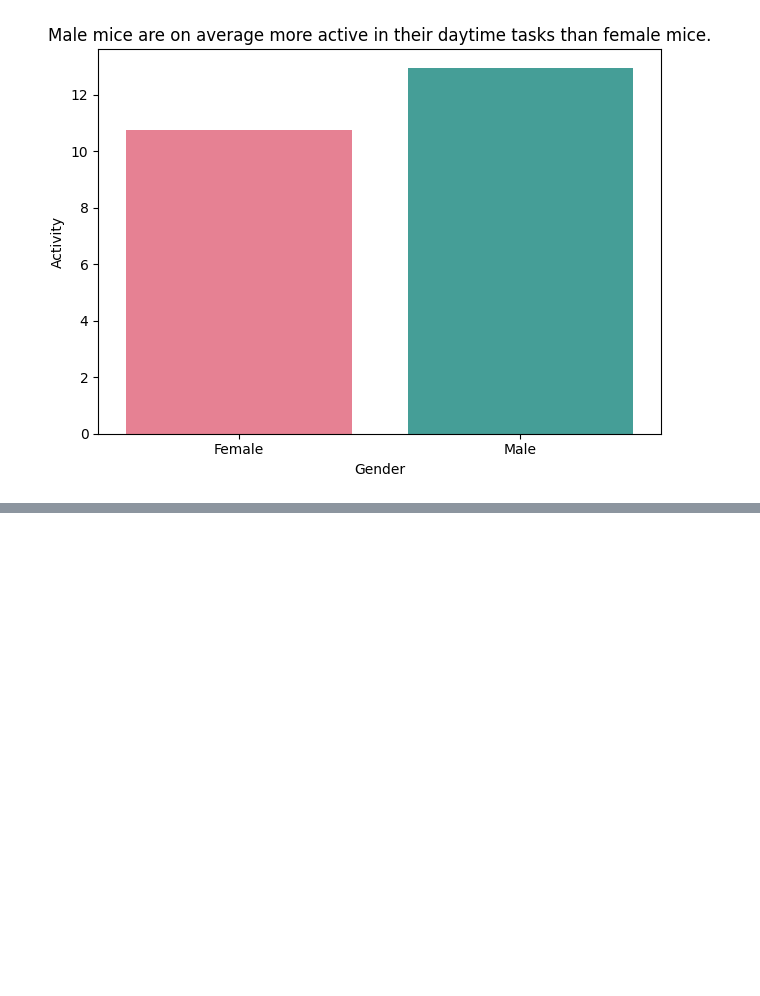
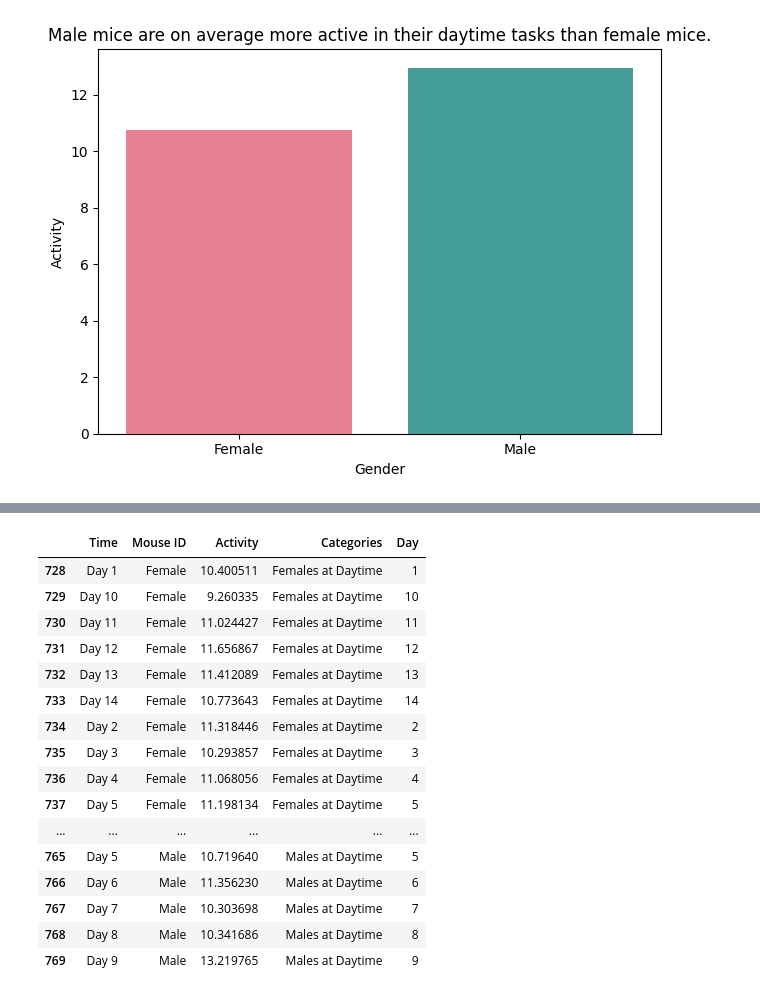
Before and after one commit to eibarolle/DSC106_Portfolio, a Jupyter notebook: projects/Project2/project2.ipynb, the cells around one changed output, grey strips where cells are left out. Drawn from its saved outputs; the diff is of its cells as text; code cells hidden in the pictures; blank space fills up the shorter version.

```diff
--- a/projects/Project2/project2.ipynb
+++ b/projects/Project2/project2.ipynb
@@ -202,0 +375,21 @@ Passing `palette` without assigning `hue` is deprecated and will be removed in v
+# %%
+deception = gendered_activity[(gendered_activity['Categories'] == 'Females at Daytime') | (gendered_activity['Categories'] == 'Males at Daytime')]
+deception
+# %% [output]
+|  | Time | Mouse ID | Activity | Categories | Day |
+| 728 | Day 1 | Female | 10.400511 | Females at Daytime | 1 |
+| 729 | Day 10 | Female | 9.260335 | Females at Daytime | 10 |
+| 730 | Day 11 | Female | 11.024427 | Females at Daytime | 11 |
+| 731 | Day 12 | Female | 11.656867 | Females at Daytime | 12 |
+| 732 | Day 13 | Female | 11.412089 | Females at Daytime | 13 |
+| 733 | Day 14 | Female | 10.773643 | Females at Daytime | 14 |
+| 734 | Day 2 | Female | 11.318446 | Females at Daytime | 2 |
+| 735 | Day 3 | Female | 10.293857 | Females at Daytime | 3 |
+| 736 | Day 4 | Female | 11.068056 | Females at Daytime | 4 |
+| 737 | Day 5 | Female | 11.198134 | Females at Daytime | 5 |
+| ... | ... | ... | ... | ... | ... |
+| 765 | Day 5 | Male | 10.719640 | Males at Daytime | 5 |
+| 766 | Day 6 | Male | 11.356230 | Males at Daytime | 6 |
+| 767 | Day 7 | Male | 10.303698 | Males at Daytime | 7 |
+| 768 | Day 8 | Male | 10.341686 | Males at Daytime | 8 |
+| 769 | Day 9 | Male | 13.219765 | Males at Daytime | 9 |
```
Also changed, not shown: parts of 12 cells of this notebook, 6 other files.
